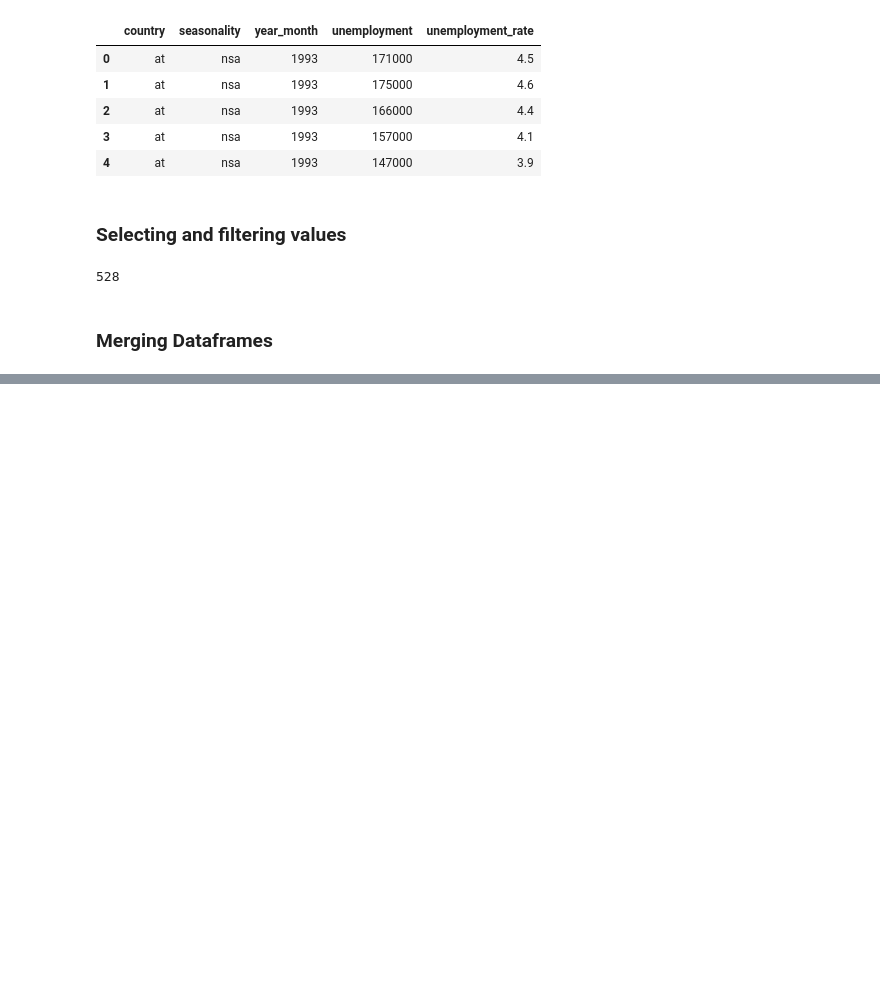
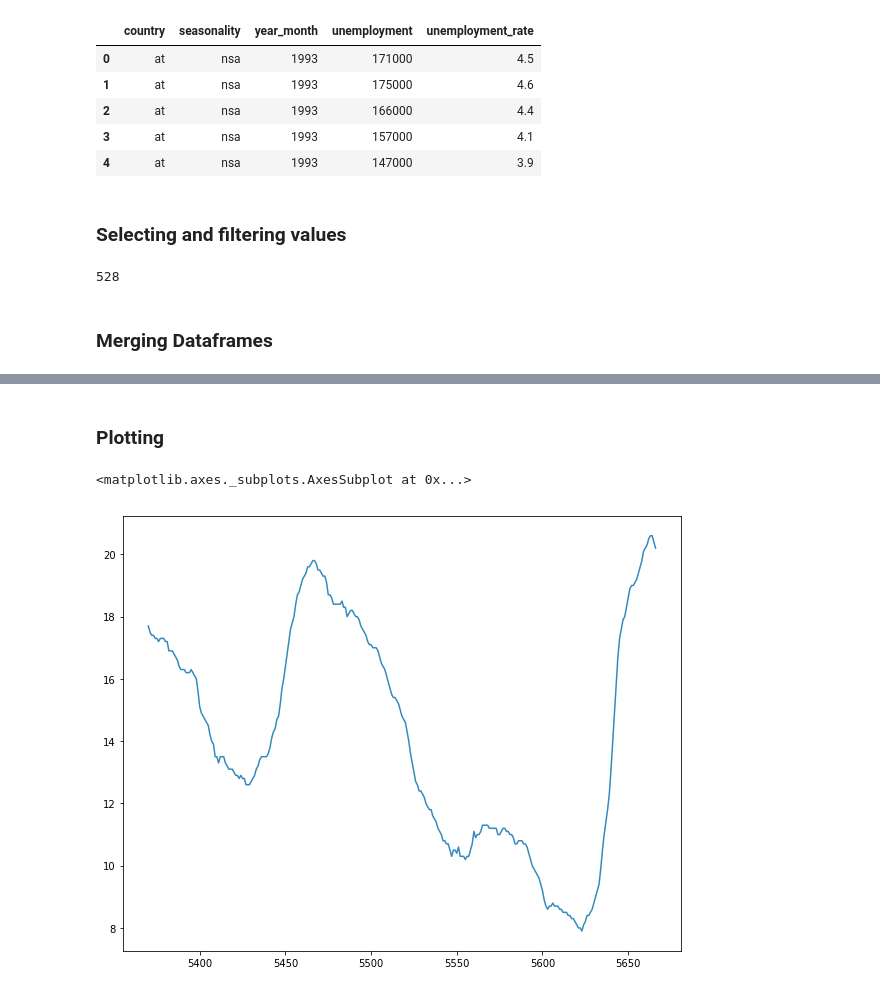
Before and after one commit to hnformentin/total_recall_crash_course, a Jupyter notebook: pandas_101.ipynb, the cells around one changed output, grey strips where cells are left out. Saved outputs shown, nothing was run; the diff lists cells and outputs as text; code cells hidden in the pictures; blank space fills up the shorter version.

Commit message:
pandas 101

```diff
--- a/pandas_101.ipynb
+++ b/pandas_101.ipynb
@@ -183,8 +183,8 @@ dtype('int64')
 # %% [markdown]
 ### Creating a new column
 # %%
-df['ratex10'] = df['unemployment_rate'] * 10
-df.head()
+df_un['ratex10'] = df_un['unemployment_rate'] * 10
+df_un.head()
 # %% [output]
 |  | country | seasonality | year_month | unemployment | unemployment_rate | ratex10 |
 | 0 | at | nsa | 1993 | 171000 | 4.5 | 45.0 |
@@ -195,8 +195,8 @@ df.head()
 # %% [markdown]
 ### Delete a column
 # %%
-df.drop(columns=['ratex10'], inplace=True)
-df.head()
+df_un.drop(columns=['ratex10'], inplace=True)
+df_un.head()
 # %% [output]
 |  | country | seasonality | year_month | unemployment | unemployment_rate |
 | 0 | at | nsa | 1993 | 171000 | 4.5 |
@@ -216,0 +226,2 @@ len(df[selection])
+# %%
+df_merges = pd.merge(df_un, df_countries, on='country')
@@ -216,0 +269,14 @@ len(df[selection])
+# %% [markdown]
+### Plotting
+# %%
+spain = df_merges[(df_merges['name_en'] == 'Spain') & (df_merges['seasonality'] == 'sa')]
+# %%
+%matplotlib inline
+
+import pandas as pd
+import matplotlib as mpl
+import matplotlib.pyplot as plt
+spain['unemployment_rate'].plot(figsize=(10, 8), color='#348ABD')
+# %% [output]
+<matplotlib.axes._subplots.AxesSubplot at 0x...>
+[figure, added]
```
Also changed, not shown: parts of 20 cells of this notebook.
